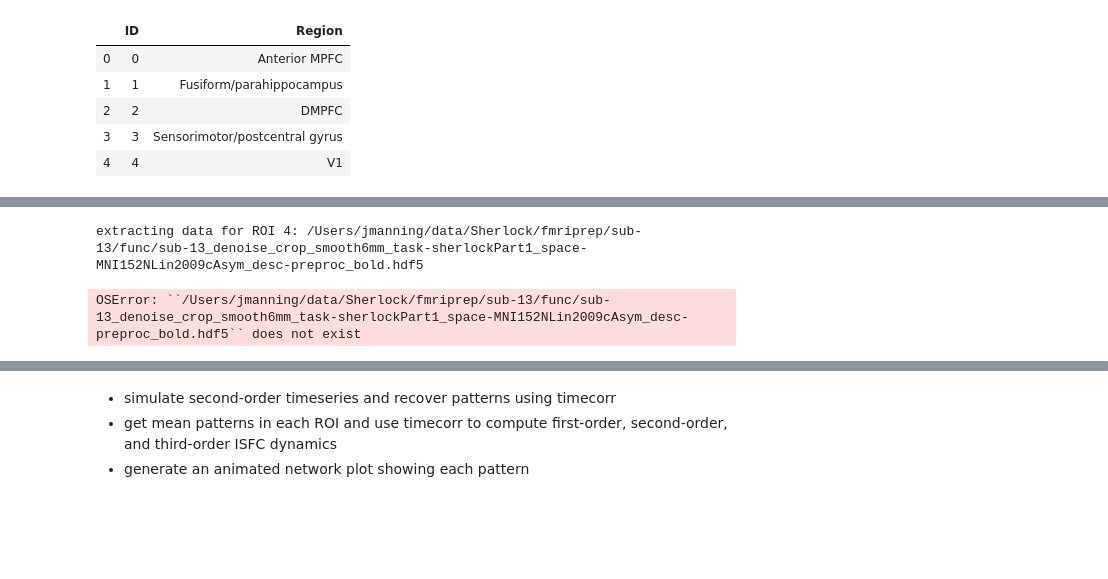
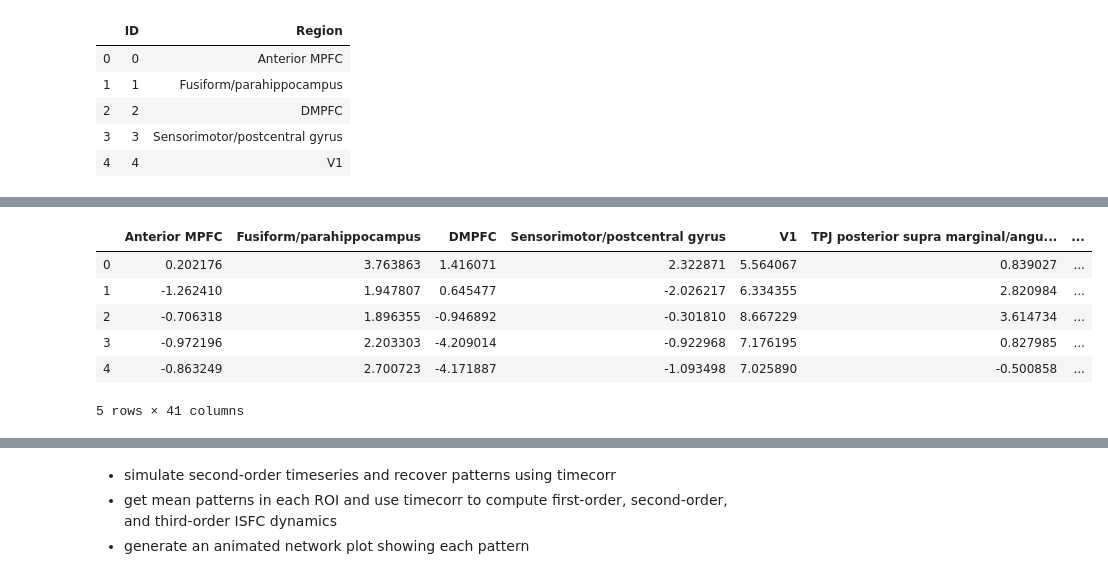
Before and after one commit to naturalistic-data-analysis/tutorial_development, a Jupyter notebook: timecorr/timecorr.ipynb, the cells around one changed output, grey strips where cells are left out. Saved outputs shown, nothing was run; the diff lists cells and outputs as text; code cells hidden in the pictures; blank space fills up the shorter version.

```diff
--- a/timecorr/timecorr.ipynb
+++ b/timecorr/timecorr.ipynb
@@ -138,7 +152,7 @@ def batch_extract_roi(fname_template, mask):
     fnames = lsdir(fname_template)
     roi_data = []
     for f in fnames:
-        print('extracting ROI activity for ' + f)
-        roi_data.append(Brain_Data(f).extract_roi(mask, method='mean'))
+        print('extracting ROI activity for ' + f.split(os.path.sep)[-1][:40])
+        roi_data.append(Brain_Data(f).extract_roi(mask).T)
     return roi_data
 # %%
@@ -148,5 +180,27 @@ sherlock_part2 = os.path.join(datadir, 'Sherlock', 'fmriprep', '*', 'func', '*cr
-# %%
-data = {'part 1': batch_extract_roi(sherlock_part1, mask), 'part 2': batch_extract_roi(sherlock_part2, mask)}
-# %% [output]
-extracting data for ROI 4: /Users/jmanning/data/Sherlock/fmriprep/sub-13/func/sub-13_denoise_crop_smooth6mm_task-sherlockPart1_space-MNI152NLin2009cAsym_desc-preproc_bold.hdf5
-OSError: ``/Users/jmanning/data/Sherlock/fmriprep/sub-13/func/sub-13_denoise_crop_smooth6mm_task-sherlockPart1_space-MNI152NLin2009cAsym_desc-preproc_bold.hdf5`` does not exist
+# %%
+def array2df(x, rois):
+    def safequery(i):
+        if i in rois['ID'].values:
+            try:
+                return rois.query(f'ID == {i}')['Region'].values[0]
+            except:
+                print(f'error processing ID: {i}')
+        else:
+            return ''
+    df = pd.DataFrame(x, columns=[safequery(i) for i in np.arange(x.shape[1])])
+    df.drop(labels=[''], inplace=True, axis='columns')
+    return df
+# %%
+part1 = [array2df(x, rois) for x in data['part 1']]
+part2 = [array2df(x, rois) for x in data['part 2']]
+
+#print out a few rows from a sample dataframe
+part1[0].head()
+# %% [output]
+|  | Anterior MPFC | Fusiform/parahippocampus | DMPFC | Sensorimotor/postcentral gyrus | V1 | TPJ posterior supra marginal/angu... | ... |
+| 0 | 0.202176 | 3.763863 | 1.416071 | 2.322871 | 5.564067 | 0.839027 | ... |
+| 1 | -1.262410 | 1.947807 | 0.645477 | -2.026217 | 6.334355 | 2.820984 | ... |
+| 2 | -0.706318 | 1.896355 | -0.946892 | -0.301810 | 8.667229 | 3.614734 | ... |
+| 3 | -0.972196 | 2.203303 | -4.209014 | -0.922968 | 7.176195 | 0.827985 | ... |
+| 4 | -0.863249 | 2.700723 | -4.171887 | -1.093498 | 7.025890 | -0.500858 | ... |
+5 rows × 41 columns
```
Also changed, not shown: parts of 17 cells of this notebook.
